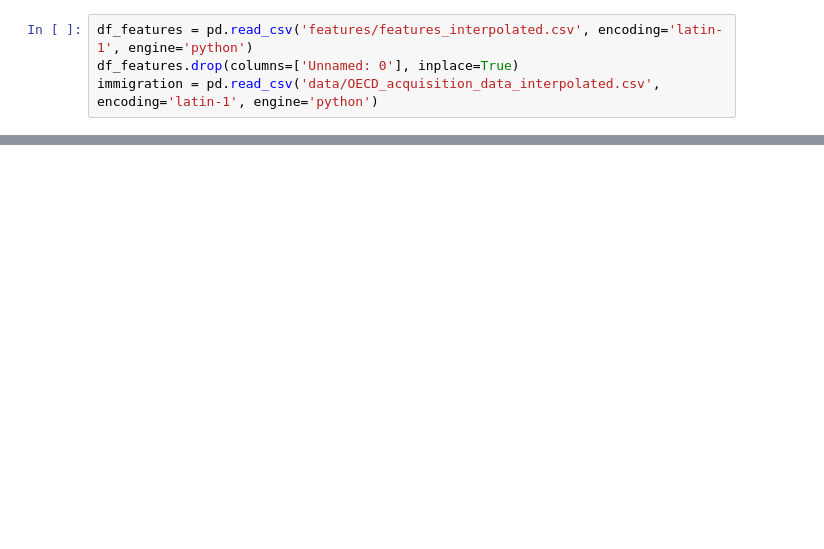
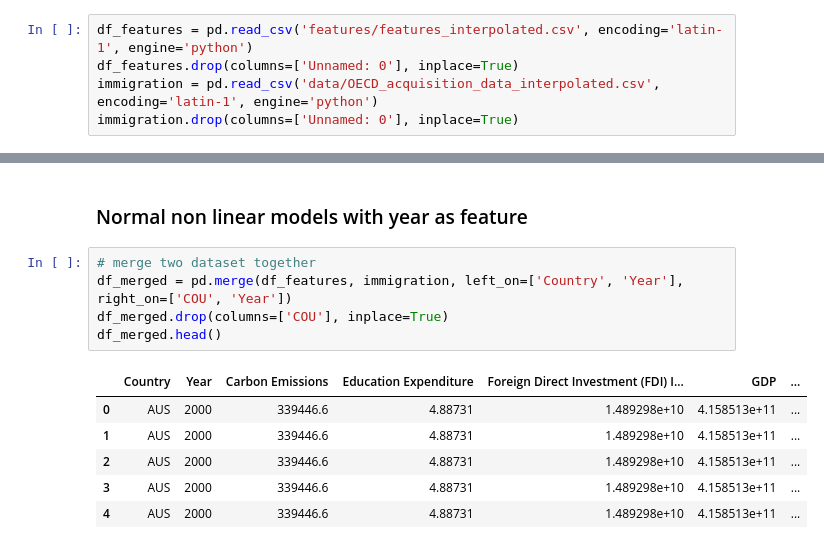
Before and after one commit to MartinMichaux/Forecasting-citizenship-acquisition-flow-using-Graph-Neural-Networks, a Jupyter notebook: timeseries_forecasting.ipynb, the cells around one changed output, grey strips where cells are left out. Saved outputs shown, nothing was run; the diff lists cells and outputs as text; blank space fills up the shorter version.

Commit message:
basic non linear model + timeseries (ARIMAX) model

```diff
--- a/timeseries_forecasting.ipynb
+++ b/timeseries_forecasting.ipynb
@@ -5,3 +9,4 @@ import numpy as np
 df_features = pd.read_csv('features/features_interpolated.csv', encoding='latin-1', engine='python')
 df_features.drop(columns=['Unnamed: 0'], inplace=True)
 immigration = pd.read_csv('data/OECD_acquisition_data_interpolated.csv', encoding='latin-1', engine='python')
+immigration.drop(columns=['Unnamed: 0'], inplace=True)
@@ -28,0 +31,14 @@ print(immigration.head())
+# %% [markdown]
+### Normal non linear models with year as feature
+# %%
+# merge two dataset together
+df_merged = pd.merge(df_features, immigration, left_on=['Country', 'Year'], right_on=['COU', 'Year'])
+df_merged.drop(columns=['COU'], inplace=True)
+df_merged.head()
+# %% [output]
+|  | Country | Year | Carbon Emissions | Education Expenditure | Foreign Direct Investment (FDI) I... | GDP | ... |
+| 0 | AUS | 2000 | 339446.6 | 4.88731 | 1.489298e+10 | 4.158513e+11 | ... |
+| 1 | AUS | 2000 | 339446.6 | 4.88731 | 1.489298e+10 | 4.158513e+11 | ... |
+| 2 | AUS | 2000 | 339446.6 | 4.88731 | 1.489298e+10 | 4.158513e+11 | ... |
+| 3 | AUS | 2000 | 339446.6 | 4.88731 | 1.489298e+10 | 4.158513e+11 | ... |
+| 4 | AUS | 2000 | 339446.6 | 4.88731 | 1.489298e+10 | 4.158513e+11 | ... |
```
Also changed, not shown: parts of 17 cells of this notebook, 1 other file.
